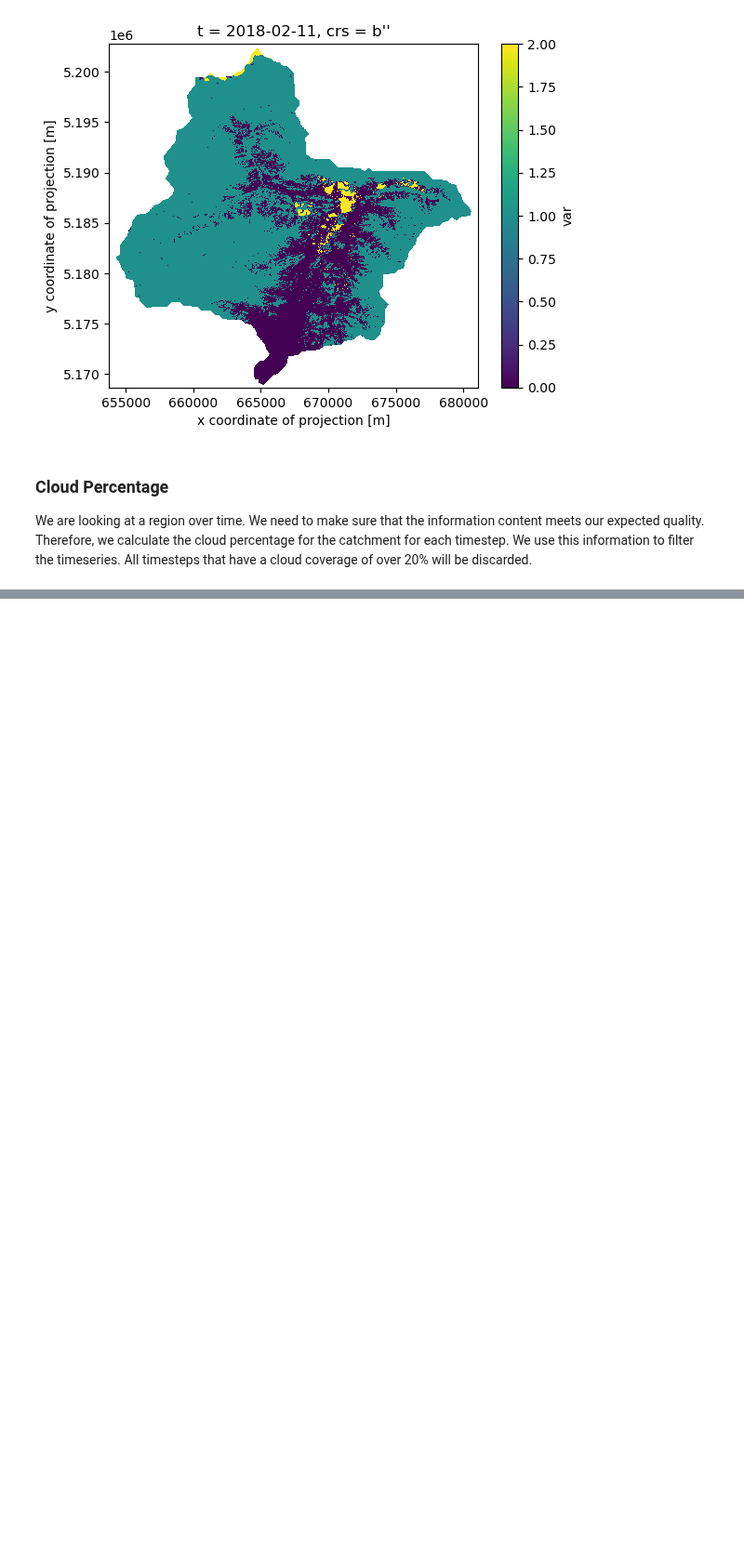
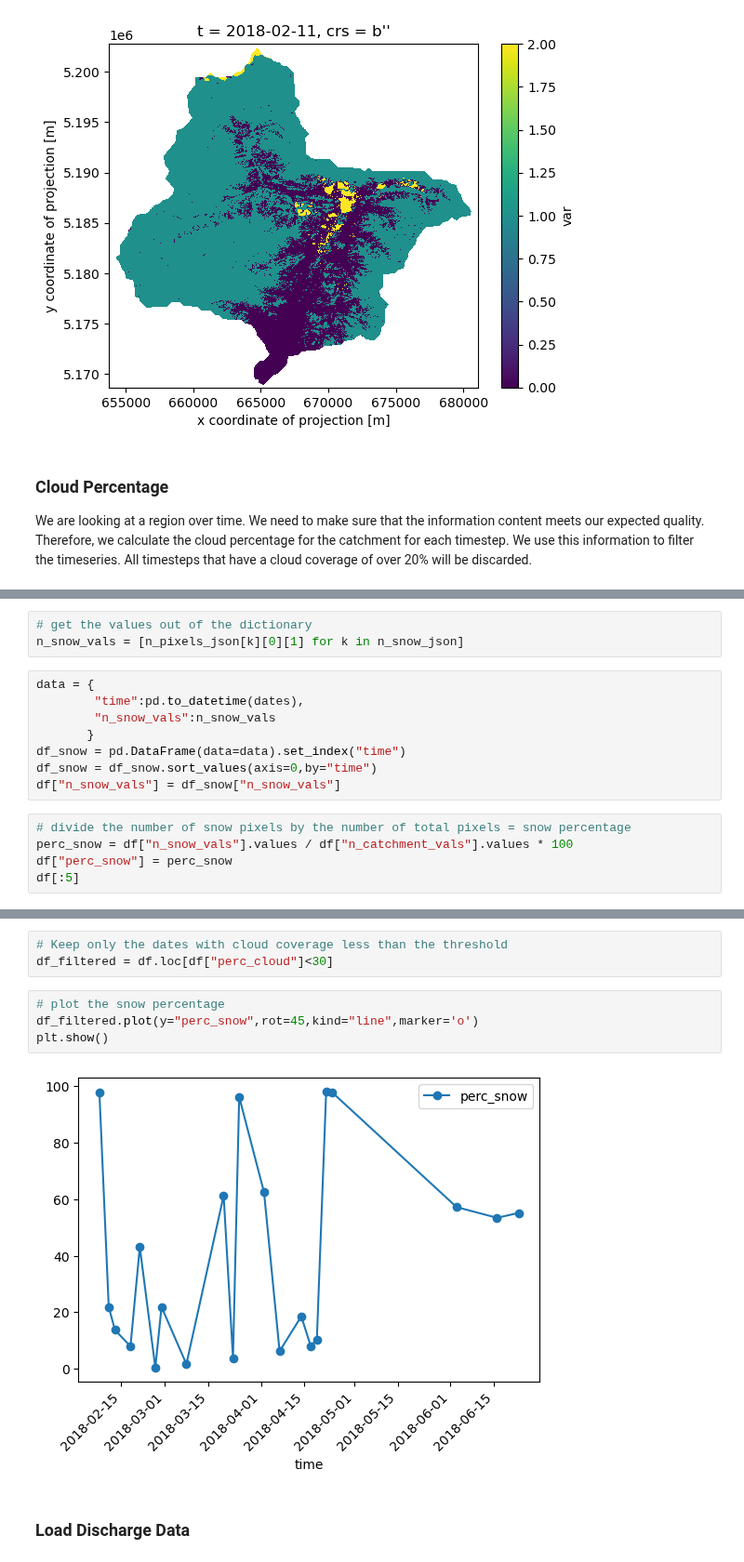
Before and after one commit to EO-College/cubes-and-clouds, a Jupyter notebook: lectures/3.1_data_processing/exercises/31_data_processing_cdse.ipynb, the cells around one changed output, grey strips where cells are left out. Shown at 93% size. Drawn from its saved outputs; the diff is of its cells as text; blank space fills up the shorter version.

```diff
--- a/lectures/3.1_data_processing/exercises/31_data_processing_cdse.ipynb
+++ b/lectures/3.1_data_processing/exercises/31_data_processing_cdse.ipynb
@@ -367,0 +320,16 @@ In a next step we will analyze and validate the results. We are going to compare
+# %%
+# get the values out of the dictionary
+n_snow_vals = [n_pixels_json[k][0][1] for k in n_snow_json]
+# %%
+data = {
+        "time":pd.to_datetime(dates),
+        "n_snow_vals":n_snow_vals
+       }
+df_snow = pd.DataFrame(data=data).set_index("time")
+df_snow = df_snow.sort_values(axis=0,by="time")
+df["n_snow_vals"] = df_snow["n_snow_vals"]
+# %%
+# divide the number of snow pixels by the number of total pixels = snow percentage
+perc_snow = df["n_snow_vals"].values / df["n_catchment_vals"].values * 100
+df["perc_snow"] = perc_snow
+df[:5]
@@ -367,0 +344,11 @@ In a next step we will analyze and validate the results. We are going to compare
+# %%
+# Keep only the dates with cloud coverage less than the threshold
+df_filtered = df.loc[df["perc_cloud"]<30]
+# %%
+# plot the snow percentage
+df_filtered.plot(y="perc_snow",rot=45,kind="line",marker='o')
+plt.show()
+# %% [output]
+[figure, added]
+# %% [markdown]
+### Load Discharge Data
```
Also changed, not shown: parts of 44 cells of this notebook, 1 other file.
